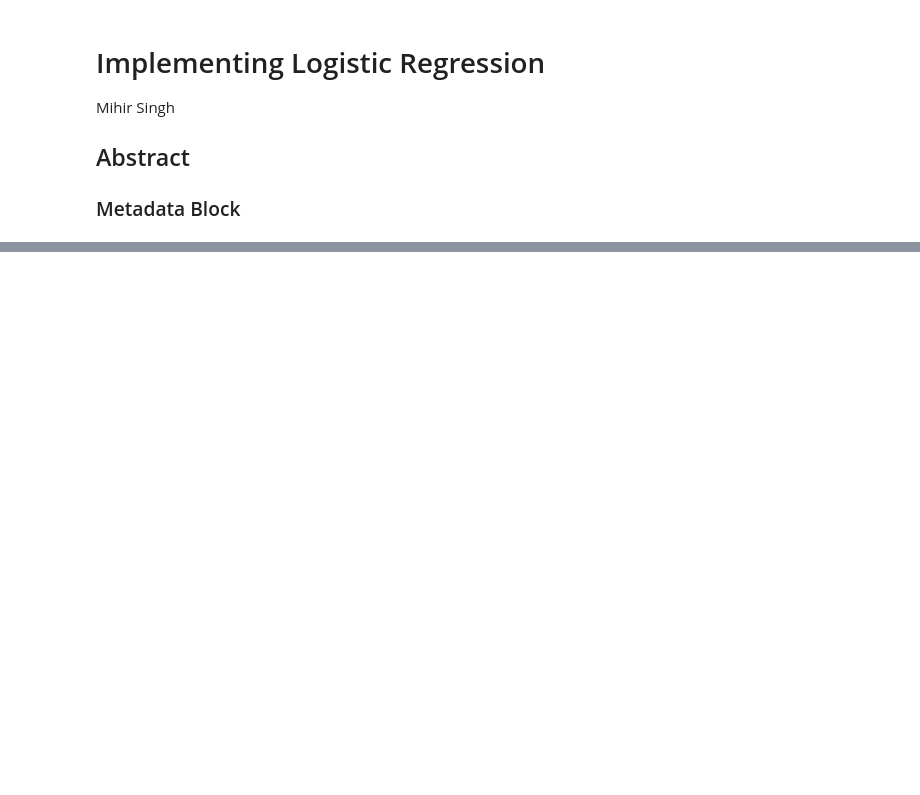
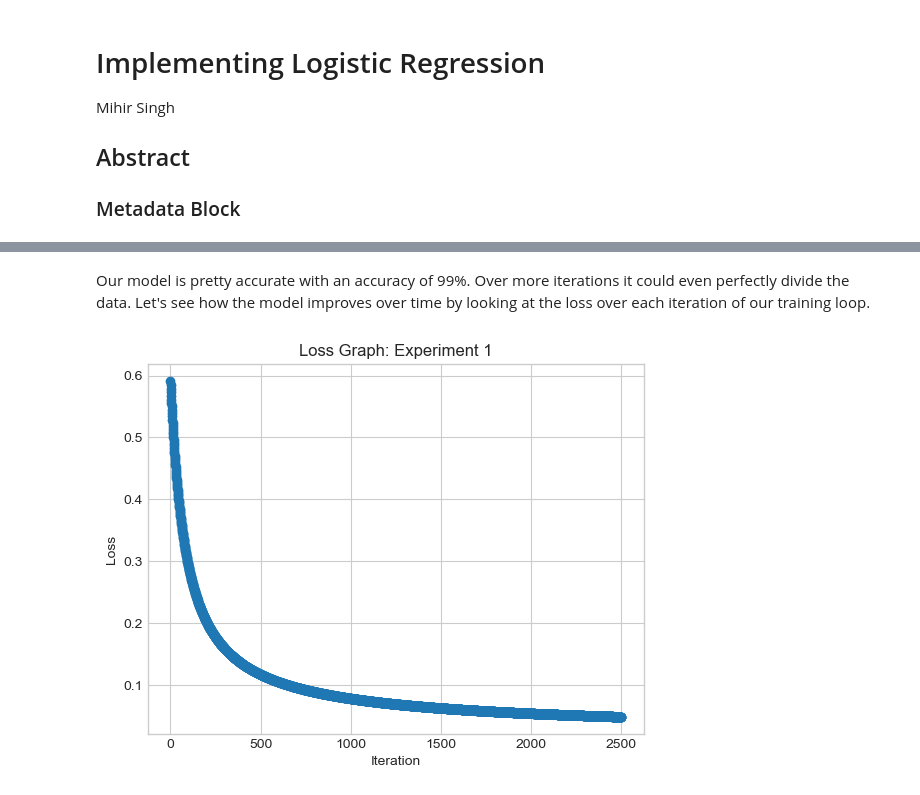
Before and after one commit to mihirBSingh/mihirBSingh.github.io, a Jupyter notebook: posts/logistic-regression/index.ipynb, the cells around one changed output, grey strips where cells are left out. Drawn from its saved outputs; the diff is of its cells as text; code cells hidden in the pictures; blank space fills up the shorter version.

```diff
--- a/posts/logistic-regression/index.ipynb
+++ b/posts/logistic-regression/index.ipynb
@@ -17,0 +64,7 @@ ImportError: cannot import name 'LogisticRegression' from 'logistic' (/Users/mih
+# %%
+LR = LogisticRegression()
+opt = GradientDescentOptimizer(LR)
+
+for _ in range(100):
+    # add other stuff to e.g. keep track of the loss over time.
+    opt.step(X, y, alpha = 0.1, beta = 0.9)
@@ -17,0 +98,15 @@ ImportError: cannot import name 'LogisticRegression' from 'logistic' (/Users/mih
+# %% [markdown]
+Our model is pretty accurate with an accuracy of 99%. Over more iterations it could even perfectly divide the data. Let's see how the model improves over time by looking at the loss over each iteration of our training loop.
+# %%
+# plotting loss
+def loss_graph(loss_vec):
+    plt.plot(loss_vec, marker='o', linestyle='-')
+    plt.title('Loss Graph: Experiment 1')
+    plt.xlabel('Iteration')
+    plt.ylabel('Loss')
+    plt.show()
+    print("final loss: ", loss_vec[len(loss_vec)-1])
+
+loss_graph(loss_vec=lossVec)
+# %% [output]
+[figure, added]
```
Also changed, not shown: parts of 24 cells of this notebook, 1 other file.
